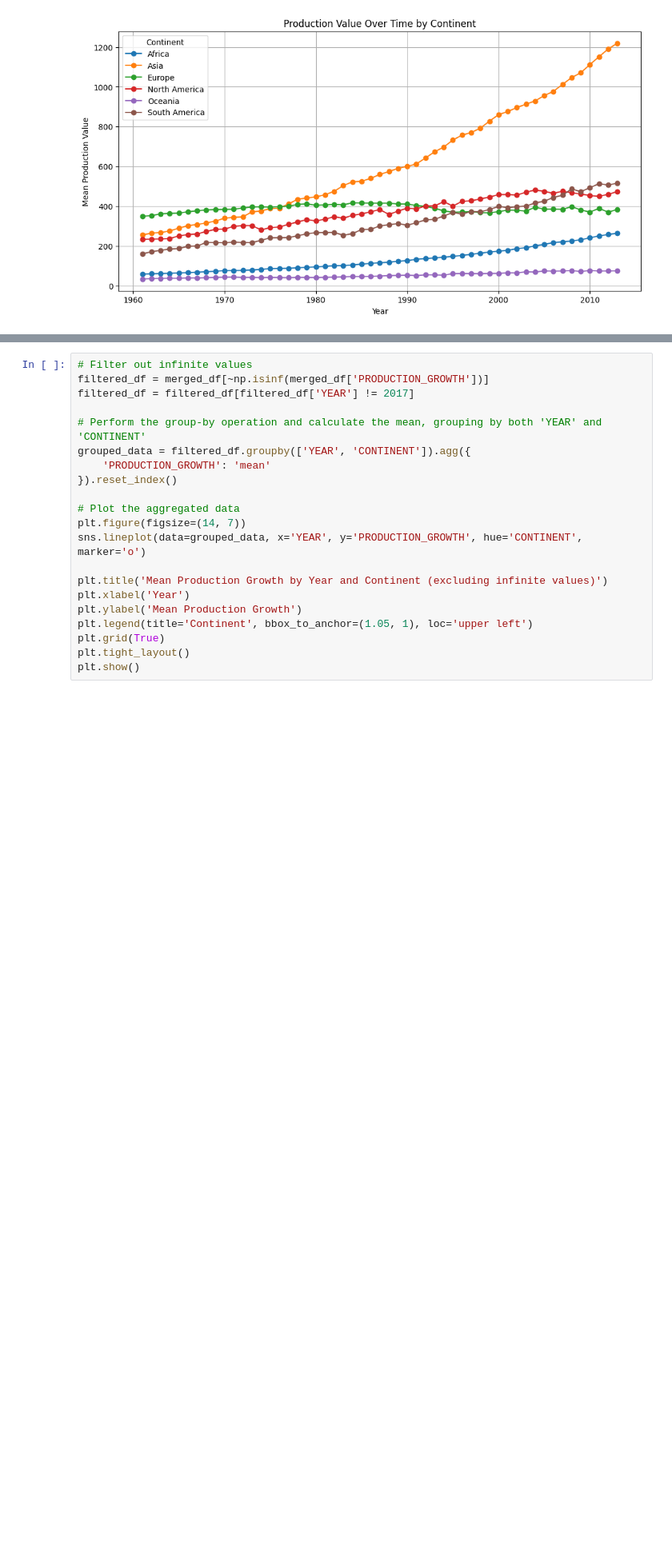
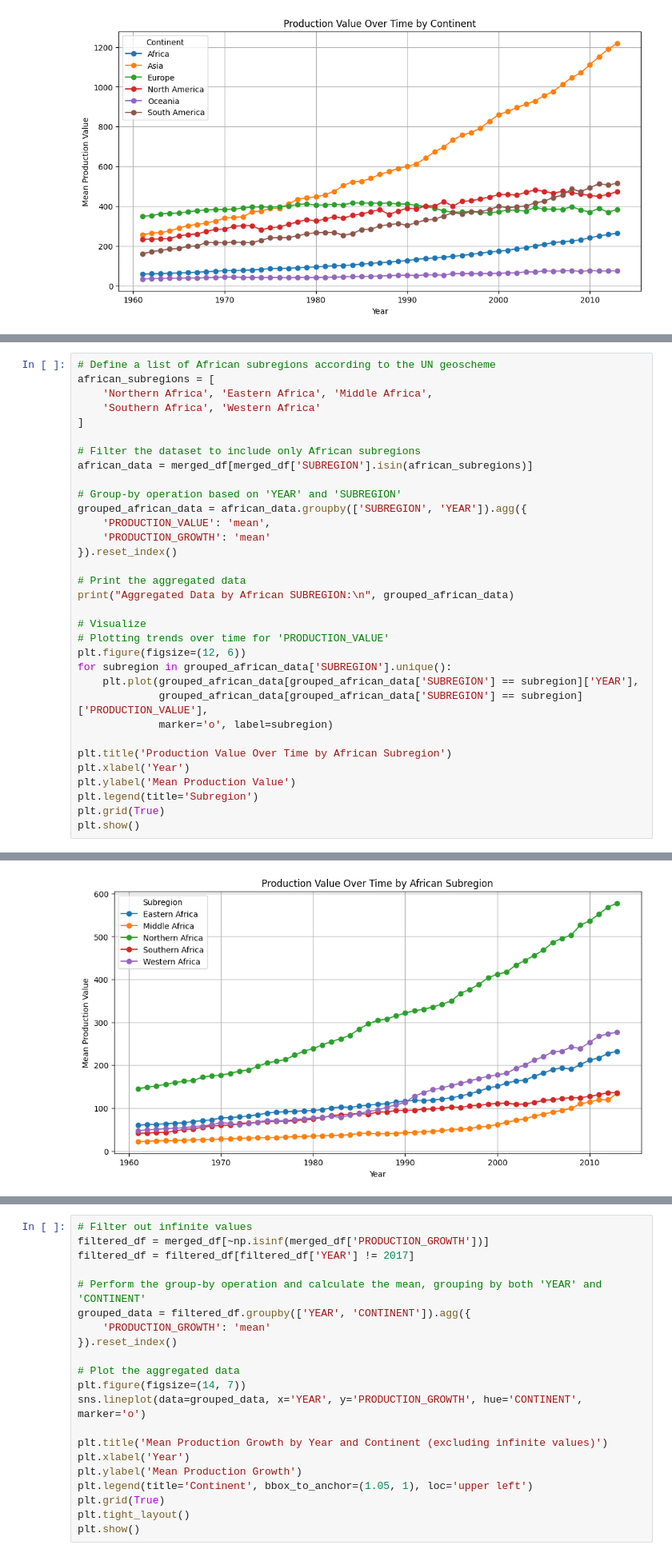
Before and after one commit to Alessa-Gillespie/ASSMT1-GRP3-DATAVIZ, a Jupyter notebook: dataviz_assessment1.ipynb, the cells around one changed output, grey strips where cells are left out. Shown at 80% size. Cells and saved outputs as stored; diff of their text form; blank space fills up the shorter version.

```diff
--- a/dataviz_assessment1.ipynb
+++ b/dataviz_assessment1.ipynb
@@ -943,0 +1293,34 @@ Aggregated Data by CONTINENT:
+# %%
+# Define a list of African subregions according to the UN geoscheme
+african_subregions = [
+    'Northern Africa', 'Eastern Africa', 'Middle Africa',
+    'Southern Africa', 'Western Africa'
+]
+
+# Filter the dataset to include only African subregions
+african_data = merged_df[merged_df['SUBREGION'].isin(african_subregions)]
+
+# Group-by operation based on 'YEAR' and 'SUBREGION'
+grouped_african_data = african_data.groupby(['SUBREGION', 'YEAR']).agg({
+    'PRODUCTION_VALUE': 'mean',
+    'PRODUCTION_GROWTH': 'mean'
+}).reset_index()
+
+# Print the aggregated data
+print("Aggregated Data by African SUBREGION:\n", grouped_african_data)
+
+# Visualize
+# Plotting trends over time for 'PRODUCTION_VALUE'
+plt.figure(figsize=(12, 6))
+for subregion in grouped_african_data['SUBREGION'].unique():
+    plt.plot(grouped_african_data[grouped_african_data['SUBREGION'] == subregion]['YEAR'],
+             grouped_african_data[grouped_african_data['SUBREGION'] == subregion]['PRODUCTION_VALUE'],
+             marker='o', label=subregion)
+
+plt.title('Production Value Over Time by African Subregion')
+plt.xlabel('Year')
+plt.ylabel('Mean Production Value')
+plt.legend(title='Subregion')
+plt.grid(True)
+plt.show()
+# %% [output]
@@ -944,3 +1342,4 @@ Aggregated Data by CONTINENT:
+[figure, added]
 # %%
 grouped_pop_continent_data = merged_df.groupby(['CONTINENT', 'YEAR']).agg({
     'POPULATION_VALUE': 'mean',
```
Also changed, not shown: parts of 14 cells of this notebook.
